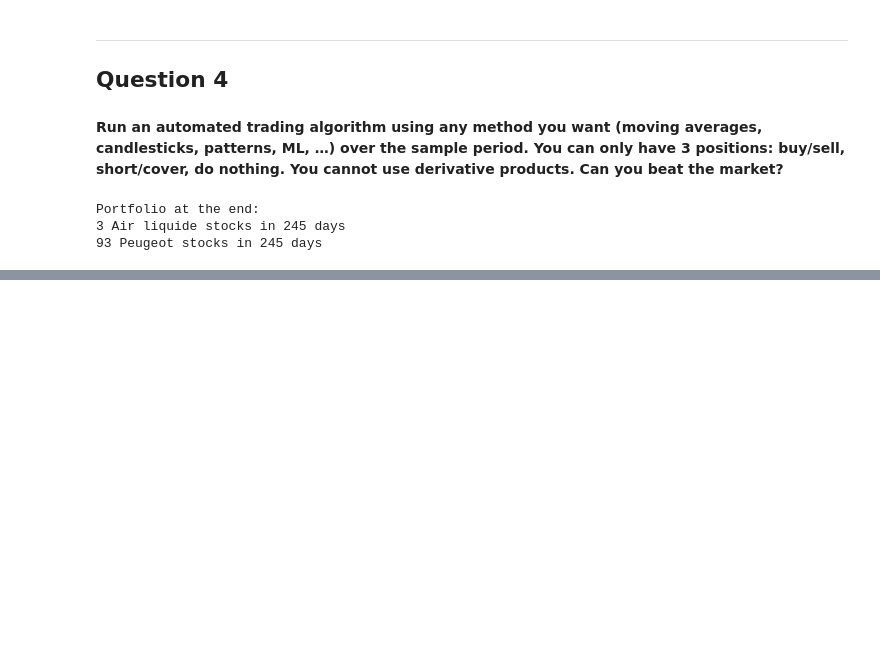
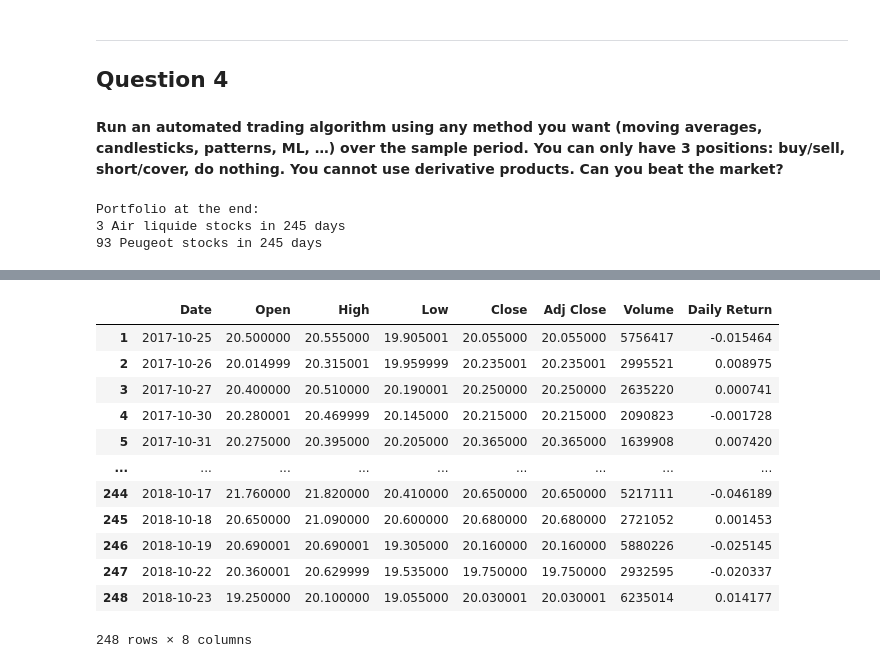
Before and after one commit to leonardohannas/MODS205_TelecomParis, a Jupyter notebook: proj.ipynb, the cells around one changed output, grey strips where cells are left out. Drawn from its saved outputs; the diff is of its cells as text; code cells hidden in the pictures; blank space fills up the shorter version.

```diff
--- a/proj.ipynb
+++ b/proj.ipynb
@@ -595,0 +636,16 @@ Portfolio at the end:
+# %%
+peugeot_stock
+# %% [output]
+|  | Date | Open | High | Low | Close | Adj Close | Volume | Daily Return |
+| 1 | 2017-10-25 | 20.500000 | 20.555000 | 19.905001 | 20.055000 | 20.055000 | 5756417 | -0.015464 |
+| 2 | 2017-10-26 | 20.014999 | 20.315001 | 19.959999 | 20.235001 | 20.235001 | 2995521 | 0.008975 |
+| 3 | 2017-10-27 | 20.400000 | 20.510000 | 20.190001 | 20.250000 | 20.250000 | 2635220 | 0.000741 |
+| 4 | 2017-10-30 | 20.280001 | 20.469999 | 20.145000 | 20.215000 | 20.215000 | 2090823 | -0.001728 |
+| 5 | 2017-10-31 | 20.275000 | 20.395000 | 20.205000 | 20.365000 | 20.365000 | 1639908 | 0.007420 |
+| ... | ... | ... | ... | ... | ... | ... | ... | ... |
+| 244 | 2018-10-17 | 21.760000 | 21.820000 | 20.410000 | 20.650000 | 20.650000 | 5217111 | -0.046189 |
+| 245 | 2018-10-18 | 20.650000 | 21.090000 | 20.600000 | 20.680000 | 20.680000 | 2721052 | 0.001453 |
+| 246 | 2018-10-19 | 20.690001 | 20.690001 | 19.305000 | 20.160000 | 20.160000 | 5880226 | -0.025145 |
+| 247 | 2018-10-22 | 20.360001 | 20.629999 | 19.535000 | 19.750000 | 19.750000 | 2932595 | -0.020337 |
+| 248 | 2018-10-23 | 19.250000 | 20.100000 | 19.055000 | 20.030001 | 20.030001 | 6235014 | 0.014177 |
+248 rows × 8 columns
```
Also changed, not shown: parts of 4 cells of this notebook.
